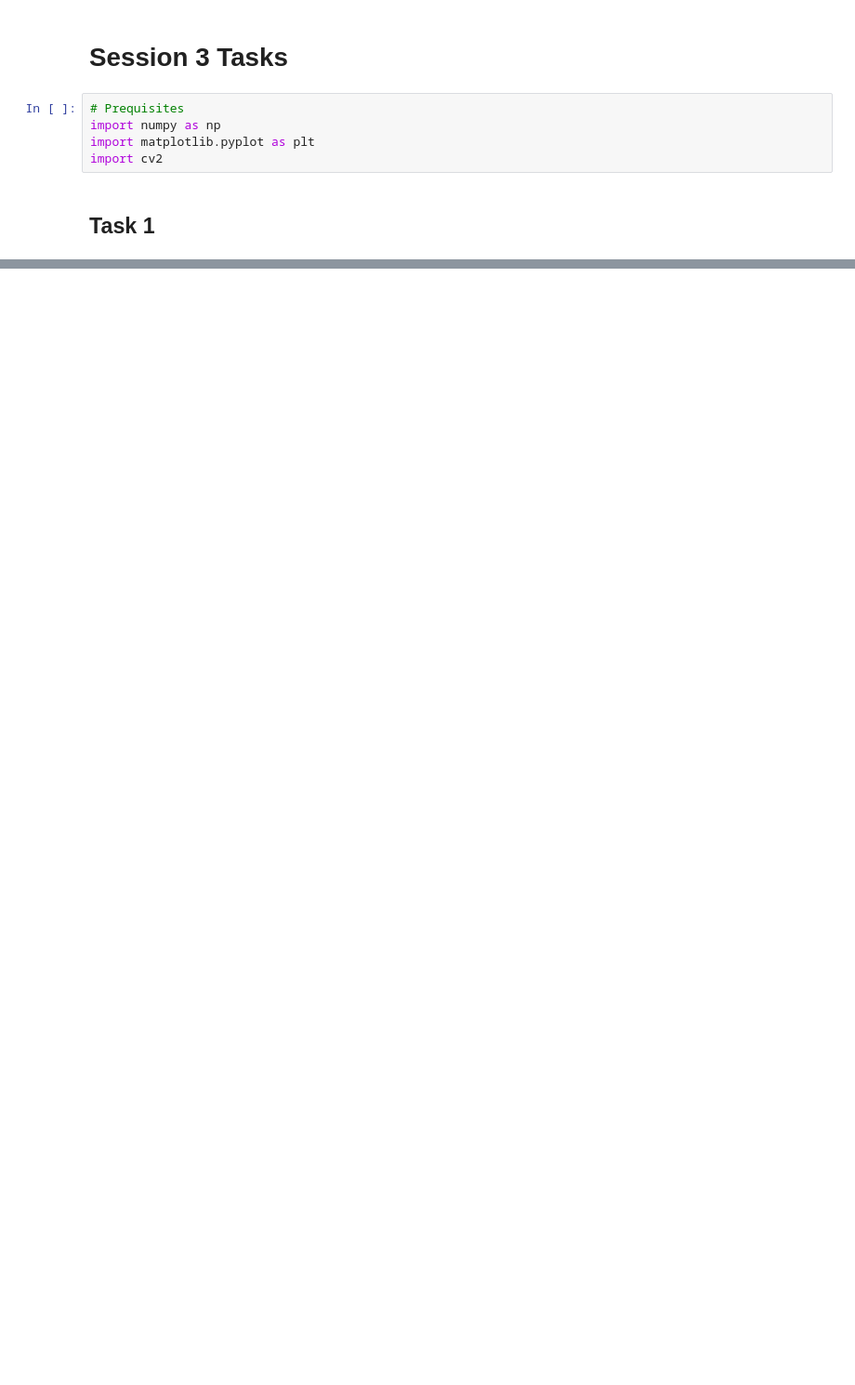
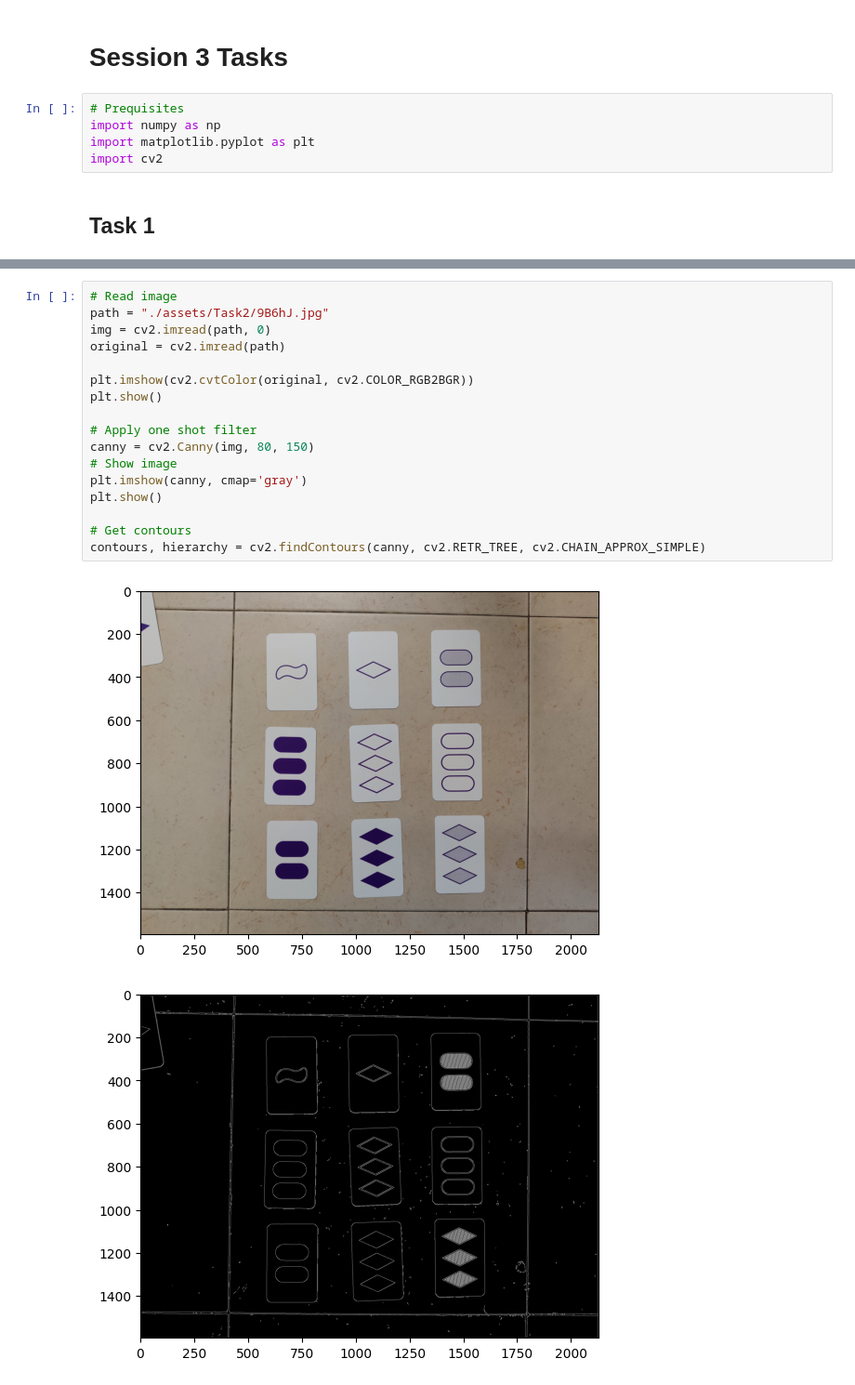
Before and after one commit to Croissant4495/image_task_3, a Jupyter notebook: Tasks_3.ipynb, the cells around one changed output, grey strips where cells are left out. Shown at 93% size. Drawn from its saved outputs; the diff is of its cells as text; blank space fills up the shorter version.

```diff
--- a/Tasks_3.ipynb
+++ b/Tasks_3.ipynb
@@ -47,0 +117,20 @@ error: OpenCV(4.8.0) D:\a\opencv-python\opencv-python\opencv\modules\imgproc\src
+# %%
+# Read image
+path = "./assets/Task2/9B6hJ.jpg"
+img = cv2.imread(path, 0)
+original = cv2.imread(path)
+
+plt.imshow(cv2.cvtColor(original, cv2.COLOR_RGB2BGR))
+plt.show()
+
+# Apply one shot filter
+canny = cv2.Canny(img, 80, 150)
+# Show image
+plt.imshow(canny, cmap='gray')
+plt.show()
+
+# Get contours
+contours, hierarchy = cv2.findContours(canny, cv2.RETR_TREE, cv2.CHAIN_APPROX_SIMPLE)
+# %% [output]
+[figure, added]
+[figure, added]
```
Also changed, not shown: parts of 7 cells of this notebook.
